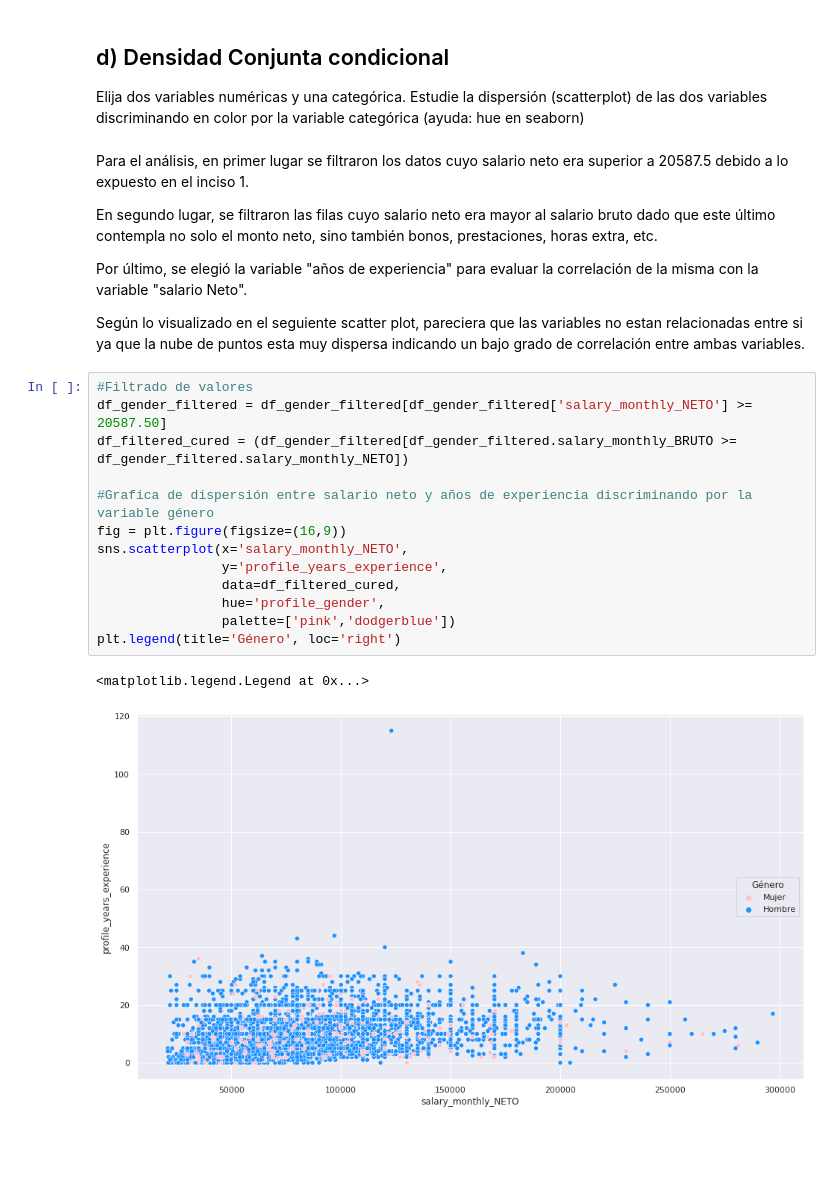
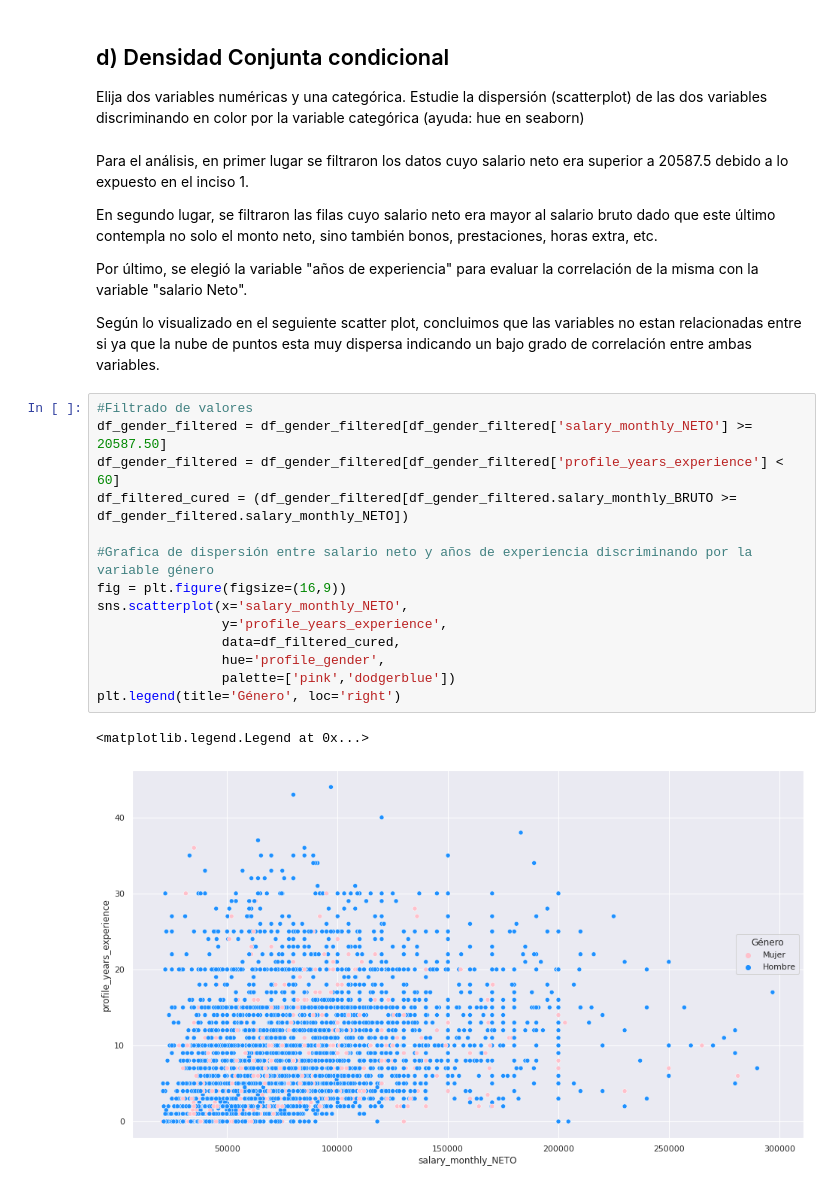
Before and after one commit to chino1504/diplodatos, a Jupyter notebook: AyVD/AyVD-G17-TP1.ipynb, the cells around one changed output. Saved outputs shown, nothing was run; the diff lists cells and outputs as text; blank space fills up the shorter version.

Commit message:
fix scatter plot and add tweet pdf file

```diff
--- a/AyVD/AyVD-G17-TP1.ipynb
+++ b/AyVD/AyVD-G17-TP1.ipynb
@@ -631,20 +631,21 @@ En segundo lugar, se filtraron las filas cuyo salario neto era mayor al salario
 
 Por último, se elegió la variable "años de experiencia" para evaluar la correlación de la misma con la variable "salario Neto".
 
-Según lo visualizado en el seguiente scatter plot, pareciera que las variables no estan relacionadas entre si ya que la nube de puntos esta muy dispersa indicando un bajo grado de correlación entre ambas variables.
+Según lo visualizado en el seguiente scatter plot, concluimos que las variables no estan relacionadas entre si ya que la nube de puntos esta muy dispersa indicando un bajo grado de correlación entre ambas variables.
 # %%
 #Filtrado de valores
 df_gender_filtered = df_gender_filtered[df_gender_filtered['salary_monthly_NETO'] >= 20587.50]
+df_gender_filtered = df_gender_filtered[df_gender_filtered['profile_years_experience'] < 60]
 df_filtered_cured = (df_gender_filtered[df_gender_filtered.salary_monthly_BRUTO >= df_gender_filtered.salary_monthly_NETO])
 
 #Grafica de dispersión entre salario neto y años de experiencia discriminando por la variable género
 fig = plt.figure(figsize=(16,9))
 sns.scatterplot(x='salary_monthly_NETO',
                 y='profile_years_experience',
                 data=df_filtered_cured,
                 hue='profile_gender',
                 palette=['pink','dodgerblue'])
 plt.legend(title='Género', loc='right')
 # %% [output]
 <matplotlib.legend.Legend at 0x...>
-[figure, old version]
+[figure, new version]
```
Also changed, not shown: 1 other file.
